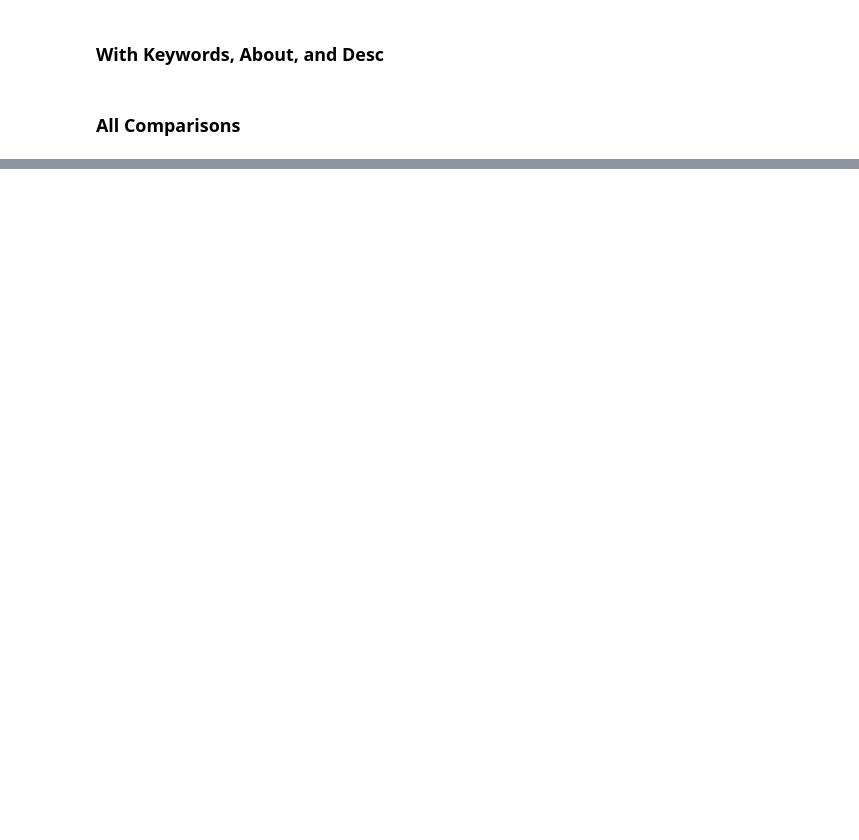
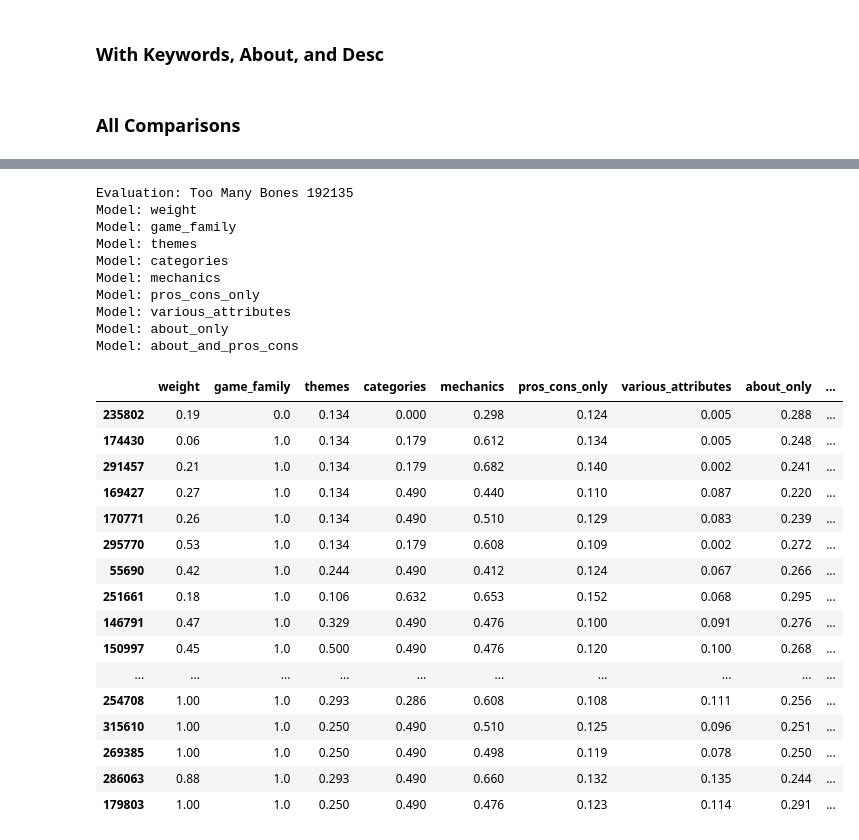
Before and after one commit to threnjen/boardgamegeek, a Jupyter notebook: exploratory_notebooks/03_content_sim_games.ipynb, the cells around one changed output, grey strips where cells are left out. Drawn from its saved outputs; the diff is of its cells as text; code cells hidden in the pictures; blank space fills up the shorter version.

```diff
--- a/exploratory_notebooks/03_content_sim_games.ipynb
+++ b/exploratory_notebooks/03_content_sim_games.ipynb
@@ -48,6 +77,6 @@ relevant_df.head(2)
 # %%
-test_games = ["Dominion", "Gloomhaven", "Pandemic", "Splendor", "Viticulture Essential Edition", "Great Western Trail", "Everdell", "Chess", "Azul", "Codenames", "Pandemic Legacy: Season 1"]
+test_games = ["Dominion", "Gloomhaven", "Too Many Bones", "Pandemic", "Splendor", "Viticulture Essential Edition", "Great Western Trail", "Everdell", "Chess", "Azul", "Codenames", "Pandemic Legacy: Season 1"]
 
-game_name = test_games[4]
+game_name = "Chess"
 game_id = int(games_df[games_df['Name']==game_name]['BGGId'].values[0])
-game_name, game_id
+print(game_name, game_id)
@@ -81,5 +85,5 @@ arrays_df_storage = {}
 # %%
-def get_closet_picks(df, game_id, model, n_picks=10):
+def get_closet_picks_weaviate(df, game_id, model, n_picks=10):
     uuid = df.loc[df['bggid']==game_id]['UUID'].values[0]
 
     similars = weaviate_client.find_near_objects(collection_name=model, uuid=uuid, limit=50)
@@ -104,22 +108,22 @@ def build_results_for_game(game_name):
     for model, model_df in arrays_df_storage.items():
         print(f"Model: {model}")
 
-        picks = model_df[game_id].sort_values(ascending=True)[1:]
+        mask = model_df[game_id].sort_values(ascending=True) < 1.0
+        picks = model_df[game_id].sort_values(ascending=True)[mask]
+
+        # remove the entry that is the same as the game_id, by index. It is not necessarily entry 0
+        picks = picks.drop(game_id)
 
         single_game_results[model] = picks
 
     for collection_name, model_df in models_df_storage.items():
         print(f"Model: {collection_name}")
 
-        picks = get_closet_picks(df=model_df, game_id=game_id, model=collection_name, n_picks=50)
+        picks = get_closet_picks_weaviate(df=model_df, game_id=game_id, model=collection_name, n_picks=100)
 
         single_game_results[collection_name] = {x:y for x,y in zip(picks['bggid'], picks['distance'])}
 
     results_df = pd.DataFrame(single_game_results)
-
-    scaler = MinMaxScaler(feature_range=(0,1))
-    for col in results_df.columns:
-        results_df[col] = scaler.fit_transform(results_df[[col]])
 
     results_df = results_df.fillna(1).round(3)
     results_df['average_score'] = results_df.mean(axis=1).round(2)
@@ -519,0 +592,30 @@ game_name = test_games[-1]
+# %%
+build_results_for_game("Too Many Bones")
+# %% [output]
+Evaluation: Too Many Bones 192135
+Model: weight
+Model: game_family
+Model: themes
+Model: categories
+Model: mechanics
+Model: pros_cons_only
+Model: various_attributes
+Model: about_only
+Model: about_and_pros_cons
+|  | weight | game_family | themes | categories | mechanics | pros_cons_only | various_attributes | about_only | ... |
+| 235802 | 0.19 | 0.0 | 0.134 | 0.000 | 0.298 | 0.124 | 0.005 | 0.288 | ... |
+| 174430 | 0.06 | 1.0 | 0.134 | 0.179 | 0.612 | 0.134 | 0.005 | 0.248 | ... |
+| 291457 | 0.21 | 1.0 | 0.134 | 0.179 | 0.682 | 0.140 | 0.002 | 0.241 | ... |
+| 169427 | 0.27 | 1.0 | 0.134 | 0.490 | 0.440 | 0.110 | 0.087 | 0.220 | ... |
+| 170771 | 0.26 | 1.0 | 0.134 | 0.490 | 0.510 | 0.129 | 0.083 | 0.239 | ... |
+| 295770 | 0.53 | 1.0 | 0.134 | 0.179 | 0.608 | 0.109 | 0.002 | 0.272 | ... |
+| 55690 | 0.42 | 1.0 | 0.244 | 0.490 | 0.412 | 0.124 | 0.067 | 0.266 | ... |
+| 251661 | 0.18 | 1.0 | 0.106 | 0.632 | 0.653 | 0.152 | 0.068 | 0.295 | ... |
+| 146791 | 0.47 | 1.0 | 0.329 | 0.490 | 0.476 | 0.100 | 0.091 | 0.276 | ... |
+| 150997 | 0.45 | 1.0 | 0.500 | 0.490 | 0.476 | 0.120 | 0.100 | 0.268 | ... |
+| ... | ... | ... | ... | ... | ... | ... | ... | ... | ... |
+| 254708 | 1.00 | 1.0 | 0.293 | 0.286 | 0.608 | 0.108 | 0.111 | 0.256 | ... |
+| 315610 | 1.00 | 1.0 | 0.250 | 0.490 | 0.510 | 0.125 | 0.096 | 0.251 | ... |
+| 269385 | 1.00 | 1.0 | 0.250 | 0.490 | 0.498 | 0.119 | 0.078 | 0.250 | ... |
+| 286063 | 0.88 | 1.0 | 0.293 | 0.490 | 0.660 | 0.132 | 0.135 | 0.244 | ... |
+| 179803 | 1.00 | 1.0 | 0.250 | 0.490 | 0.476 | 0.123 | 0.114 | 0.291 | ... |
```
Also changed, not shown: parts of 67 cells of this notebook.
